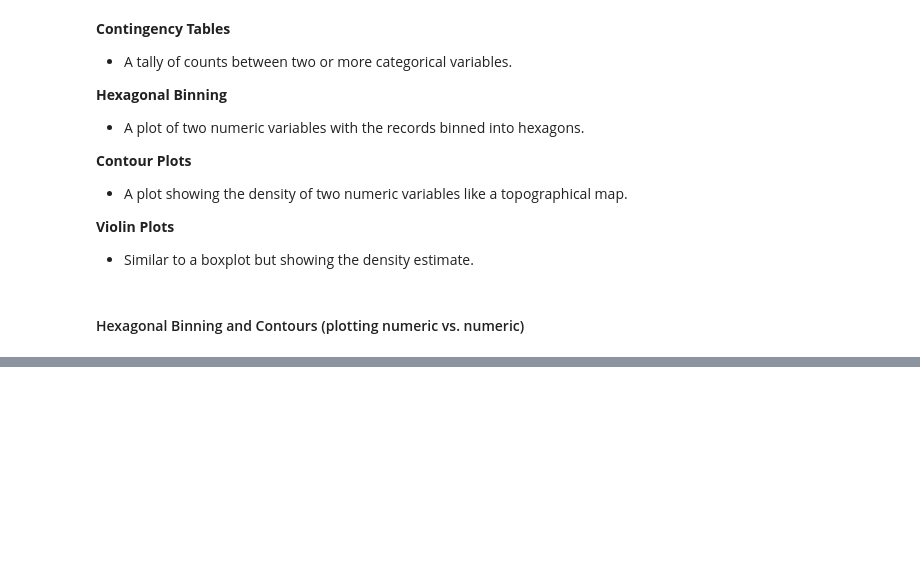
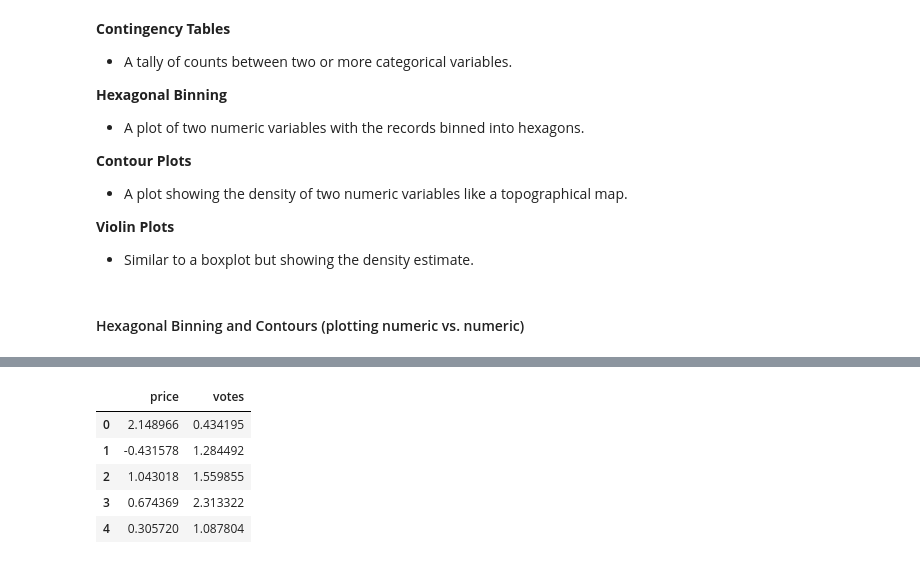
Before and after one commit to sitsawek/Practical-statistic-for-data-scientist, a Jupyter notebook: explore_data_analysis_part2.ipynb, the cells around one changed output, grey strips where cells are left out. Saved outputs shown, nothing was run; the diff lists cells and outputs as text; code cells hidden in the pictures; blank space fills up the shorter version.

```diff
--- a/explore_data_analysis_part2.ipynb
+++ b/explore_data_analysis_part2.ipynb
@@ -408,0 +426,13 @@ fix.show("svg", width = 500, height = 500)
+# %%
+# Standardized before plot
+scaler = StandardScaler()
+array = scaler.fit_transform(df[['PRICE', 'VOTES']])
+standardized_data = pd.DataFrame(array, columns=['price', 'votes'])
+standardized_data.head()
+# %% [output]
+|  | price | votes |
+| 0 | 2.148966 | 0.434195 |
+| 1 | -0.431578 | 1.284492 |
+| 2 | 1.043018 | 1.559855 |
+| 3 | 0.674369 | 2.313322 |
+| 4 | 0.305720 | 1.087804 |
```
Also changed, not shown: parts of 4 cells of this notebook.
